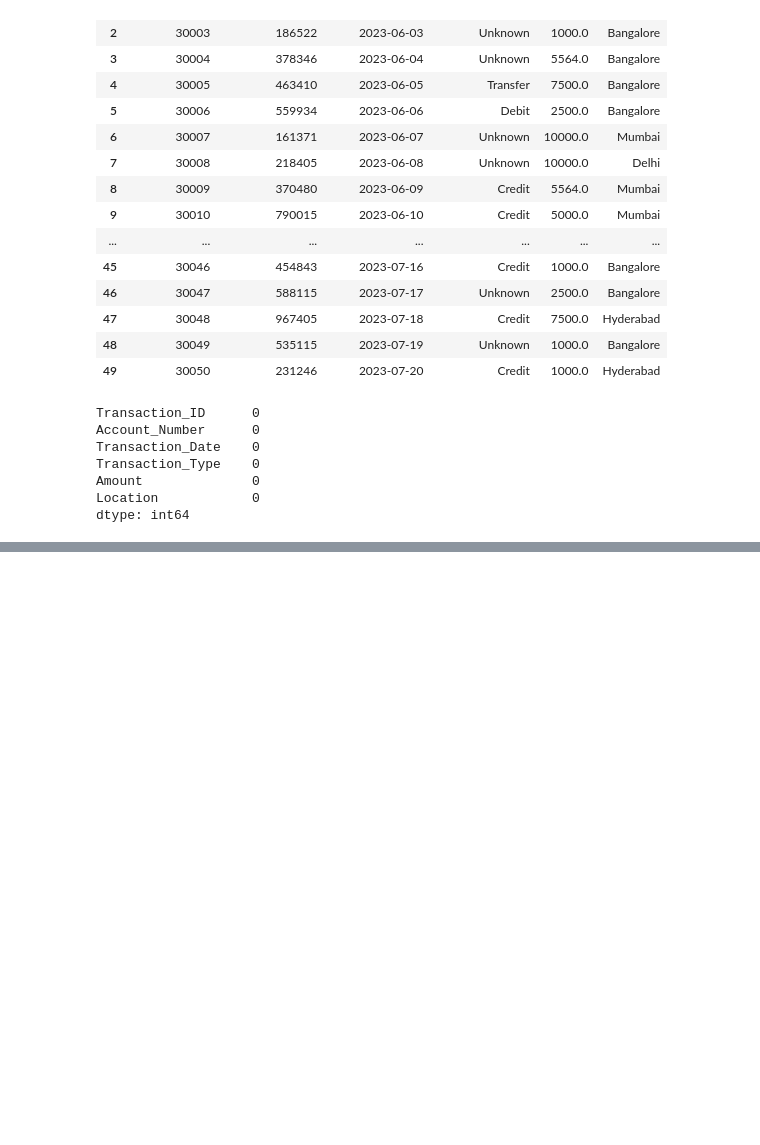
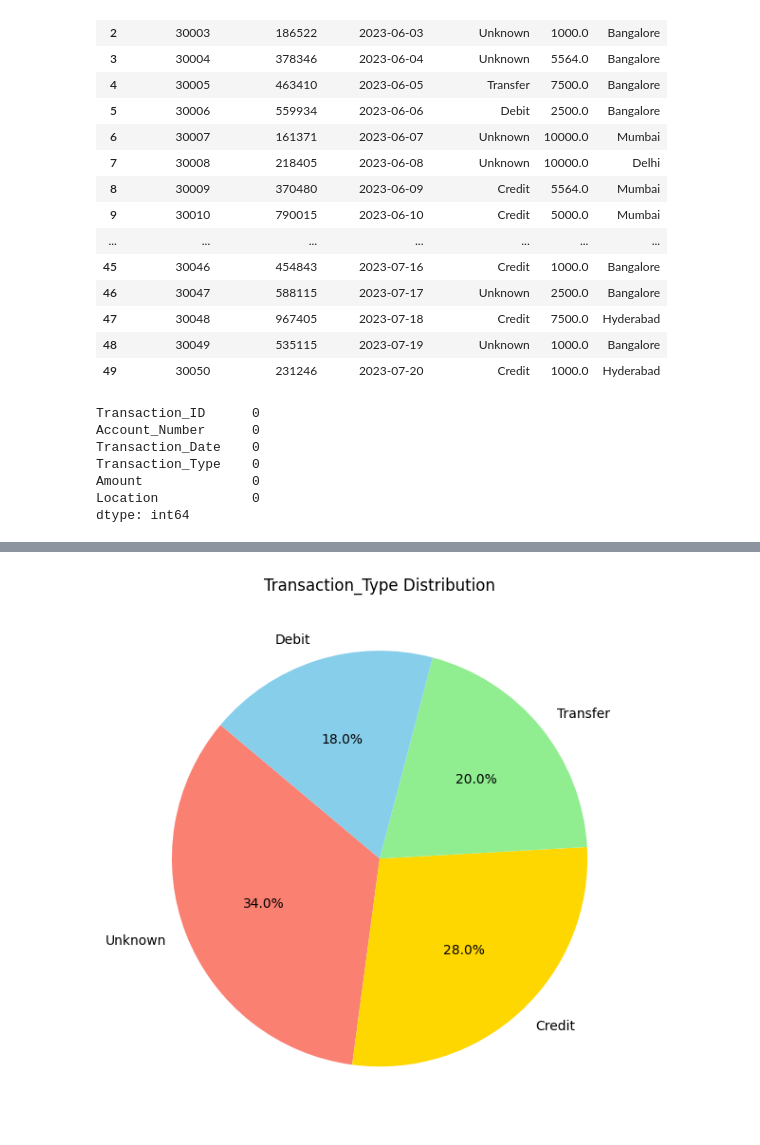
Before and after one commit to sahusuman9/eda_projects_python, a Jupyter notebook: eda_with_libraries/banking/banking_transaction.ipynb, the cells around one changed output, grey strips where cells are left out. Saved outputs shown, nothing was run; the diff lists cells and outputs as text; code cells hidden in the pictures; blank space fills up the shorter version.

Commit message:
banking_insights_visualizations

```diff
--- a/eda_with_libraries/banking/banking_transaction.ipynb
+++ b/eda_with_libraries/banking/banking_transaction.ipynb
@@ -128,0 +133,4 @@ df.to_csv('cleaned_banking_data.csv', index=False)
+# %%
+df_new = pd.read_csv('cleaned_banking_data.csv')
+df = df_new.copy()
+df
@@ -128,0 +171,2 @@ df.to_csv('cleaned_banking_data.csv', index=False)
+# %%
+df['Transaction_Date'] = pd.to_datetime(df['Transaction_Date'], format='%Y-%m-%d')
@@ -128,0 +227,2 @@ df.to_csv('cleaned_banking_data.csv', index=False)
+# %%
+df['Month_Name'] = df['Transaction_Date'].dt.month_name()
@@ -128,0 +249,2 @@ df.to_csv('cleaned_banking_data.csv', index=False)
+# %%
+df['High_Value_Transactions'] = np.where(df['Amount'] > 7000, 'High','Normal')
@@ -128,0 +338,18 @@ df.to_csv('cleaned_banking_data.csv', index=False)
+# %%
+# Pie chart of Transaction_Type distribution.
+
+transaction_counts = df['Transaction_Type'].value_counts()
+
+plt.figure(figsize=(6, 6))
+plt.pie(
+    transaction_counts,
+    labels=transaction_counts.index,
+    autopct='%1.1f%%',
+    startangle=140,
+    colors=['salmon', 'gold', 'lightgreen', 'skyblue']
+)
+
+plt.title("Transaction_Type Distribution")
+plt.tight_layout()
+# %% [output]
+[figure, added]
```
Also changed, not shown: parts of 31 cells of this notebook, 5 other files.
